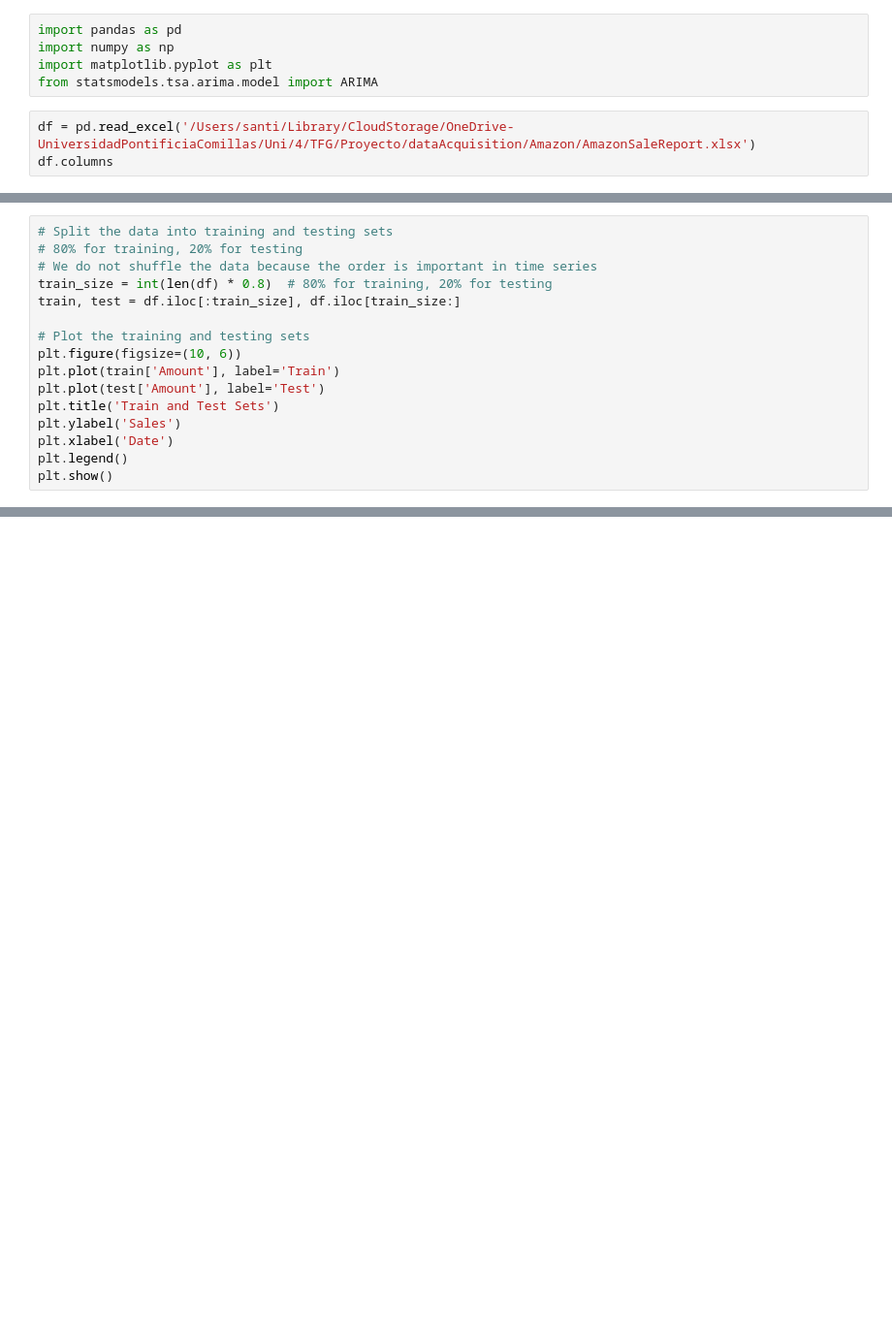
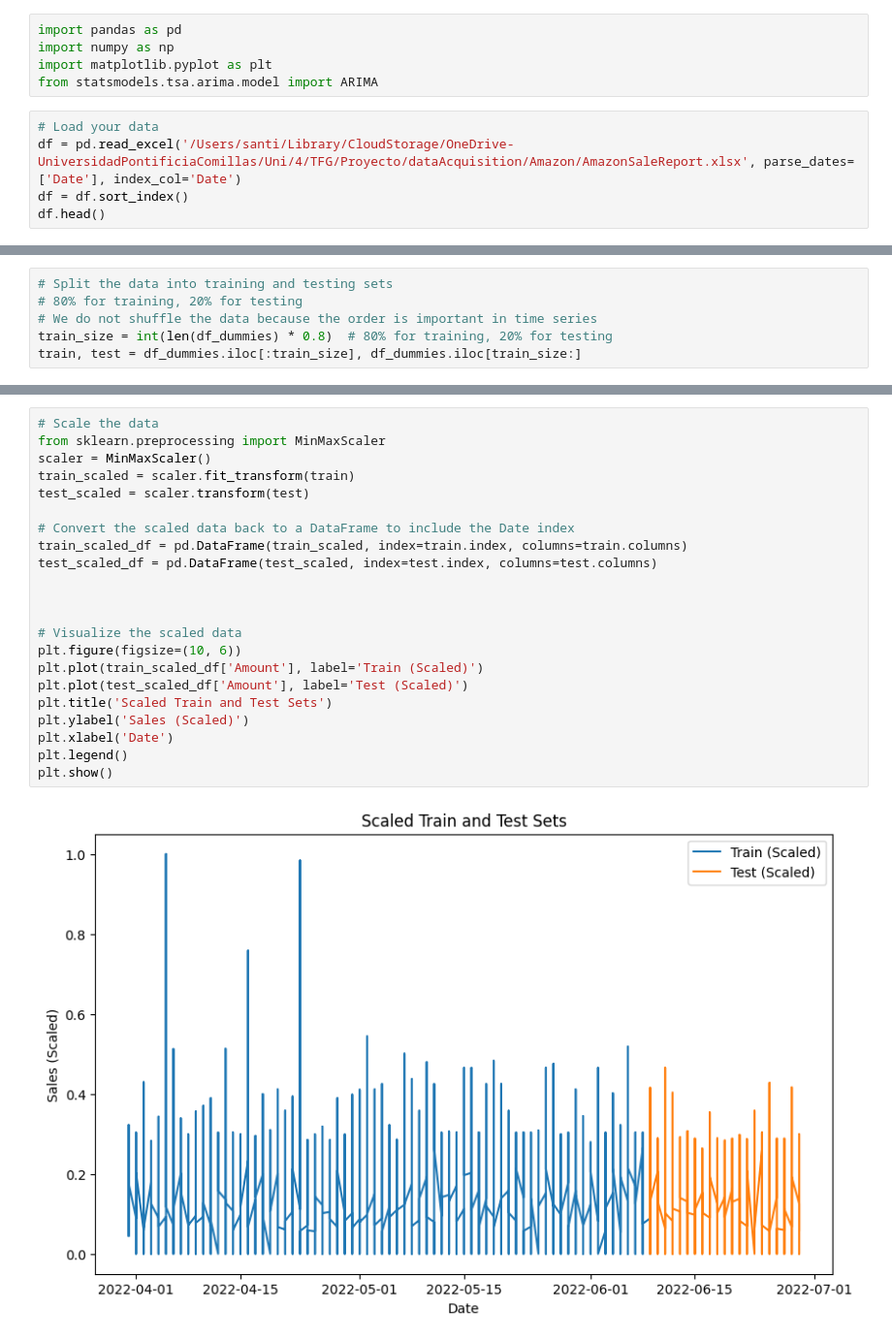
Before and after one commit to SantiagoArenas/TFG_Santiago, a Jupyter notebook: dataAcquisition/Amazon/timesSeriesAmazon.ipynb, the cells around one changed output, grey strips where cells are left out. Shown at 97% size. Cells and saved outputs as stored; diff of their text form; blank space fills up the shorter version.

```diff
--- a/dataAcquisition/Amazon/timesSeriesAmazon.ipynb
+++ b/dataAcquisition/Amazon/timesSeriesAmazon.ipynb
@@ -4,6 +4,8 @@ import numpy as np
 import matplotlib.pyplot as plt
 from statsmodels.tsa.arima.model import ARIMA
 # %%
-df = pd.read_excel('/Users/santi/Library/CloudStorage/OneDrive-UniversidadPontificiaComillas/Uni/4/TFG/Proyecto/dataAcquisition/Amazon/AmazonSaleReport.xlsx')
-df.columns
+# Load your data
+df = pd.read_excel('/Users/santi/Library/CloudStorage/OneDrive-UniversidadPontificiaComillas/Uni/4/TFG/Proyecto/dataAcquisition/Amazon/AmazonSaleReport.xlsx', parse_dates=['Date'], index_col='Date')
+df = df.sort_index()
+df.head()
 # %% [output]
@@ -44,15 +76,5 @@ plt.show()
 # Split the data into training and testing sets
 # 80% for training, 20% for testing
 # We do not shuffle the data because the order is important in time series
-train_size = int(len(df) * 0.8)  # 80% for training, 20% for testing
-train, test = df.iloc[:train_size], df.iloc[train_size:]
-
-# Plot the training and testing sets
-plt.figure(figsize=(10, 6))
-plt.plot(train['Amount'], label='Train')
-plt.plot(test['Amount'], label='Test')
-plt.title('Train and Test Sets')
-plt.ylabel('Sales')
-plt.xlabel('Date')
-plt.legend()
-plt.show()
+train_size = int(len(df_dummies) * 0.8)  # 80% for training, 20% for testing
+train, test = df_dummies.iloc[:train_size], df_dummies.iloc[train_size:]
@@ -60,0 +93,24 @@ plt.show()
+# %%
+# Scale the data
+from sklearn.preprocessing import MinMaxScaler
+scaler = MinMaxScaler()
+train_scaled = scaler.fit_transform(train)
+test_scaled = scaler.transform(test)
+
+# Convert the scaled data back to a DataFrame to include the Date index
+train_scaled_df = pd.DataFrame(train_scaled, index=train.index, columns=train.columns)
+test_scaled_df = pd.DataFrame(test_scaled, index=test.index, columns=test.columns)
+
+
+
+# Visualize the scaled data
+plt.figure(figsize=(10, 6))
+plt.plot(train_scaled_df['Amount'], label='Train (Scaled)')
+plt.plot(test_scaled_df['Amount'], label='Test (Scaled)')
+plt.title('Scaled Train and Test Sets')
+plt.ylabel('Sales (Scaled)')
+plt.xlabel('Date')
+plt.legend()
+plt.show()
+# %% [output]
+[figure, added]
```
Also changed, not shown: parts of 11 cells of this notebook, 1 other file.
